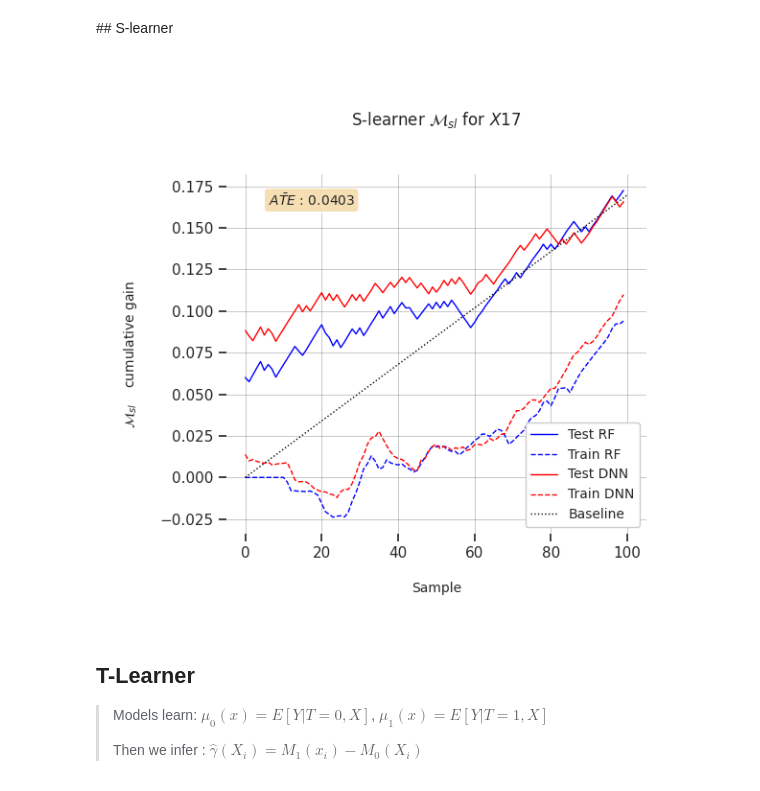
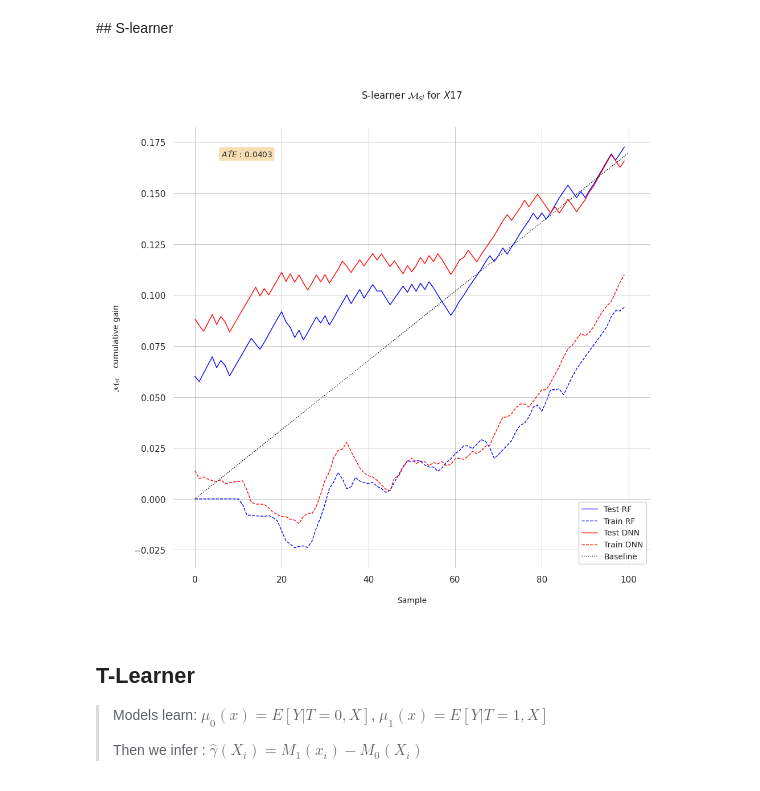
Before and after one commit to sweetpastabox/Causal-HMM, a Jupyter notebook: CAUSAL_HMM_CLEAN.ipynb, the cells around one changed output. Saved outputs shown, nothing was run; the diff lists cells and outputs as text; code cells hidden in the pictures.

```diff
--- a/CAUSAL_HMM_CLEAN.ipynb
+++ b/CAUSAL_HMM_CLEAN.ipynb
@@ -580,36 +599,36 @@ dnn_s_learner_cate_test = test.assign(
 rf_gain_curve_test = cumulative_gain(rf_s_learner_cate_test, "cate", y="Y", t=T)
 rf_gain_curve_train = cumulative_gain(train.assign(cate=rf_s_learner_cate_train), "cate", y="Y", t=T)
 
 dnn_gain_curve_test = cumulative_gain(dnn_s_learner_cate_test, "cate", y="Y", t=T)
 dnn_gain_curve_train = cumulative_gain(train.assign(cate=dnn_s_learner_cate_train), "cate", y="Y", t=T)
 
-plt.figure(figsize=(6,6))
+plt.figure(figsize=(10,10))
 
 plt.plot(rf_gain_curve_test[:100], color="blue", label="Test RF", linewidth=1)
 plt.plot(rf_gain_curve_train[:100], color="blue", label="Train RF",  linewidth=1, linestyle='--')
 
 plt.plot(dnn_gain_curve_test[:100], color="red", label="Test DNN", linewidth=1)
 plt.plot(dnn_gain_curve_train[:100], color="red", label="Train DNN",  linewidth=1, linestyle='--')
 
 plt.plot([0, 100], [0, elast(test, "Y", f'{signal}')], linewidth=1, linestyle="dotted", color="black", label="Baseline")
 plt.legend(loc='lower right', fontsize=10, frameon=True, framealpha=1)
 plt.title(f"\n\nS-learner"+r' $\mathcal{M}_{sl}$ for '+f"${signal}$\n\n", fontsize=12)
 plt.ylabel("\n"+r'$\mathcal{M}_{sl}$'+"    cumulative gain \n", fontsize=10)
 plt.xlabel("\nSample\n", fontsize=10)
 plt.grid(color='black', linestyle='-', linewidth=.5, alpha=.3)
 
 textstr = r'$\bar{ATE}$ : '+f'{ATE:.4f}'
 props = dict(boxstyle='round', facecolor='wheat', alpha=1)
 plt.gca().text(0.1, 0.95, textstr, transform=plt.gca().transAxes, fontsize=10,
         verticalalignment='top', bbox=props)
 
 plt.draw()
 plt.box(False)
-#plt.savefig('L3_SLEARN_MEDIUMCOLLECTION.png', dpi=400, bbox_inches='tight', transparent=True)
+plt.savefig('Figures/FIG4_SLEARN_X17_ATE_RF_DNN.jpeg', dpi=400, bbox_inches='tight', transparent=True)
 plt.tight_layout()
 plt.show()
 # %% [output]
-[figure, old version]
+[figure, new version]
 # %% [markdown]
 ## T-Learner
 
```
Also changed, not shown: parts of 36 cells of this notebook.
